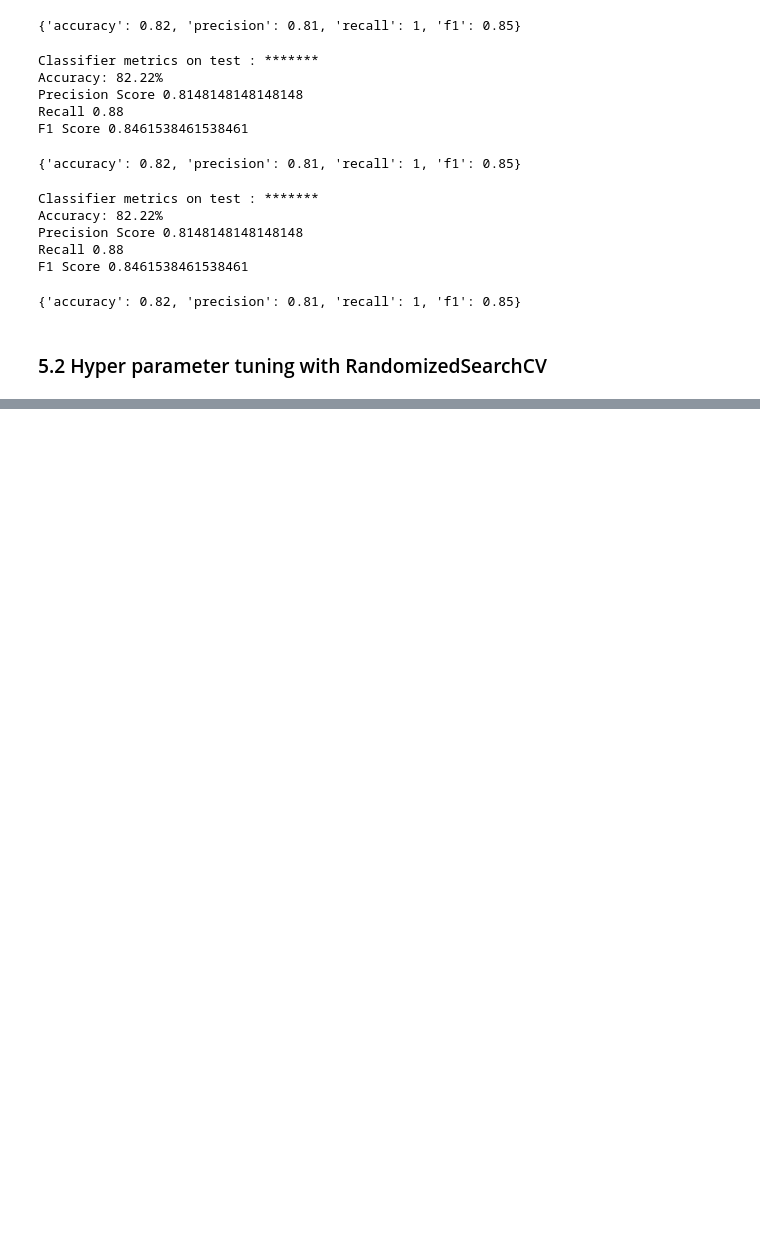
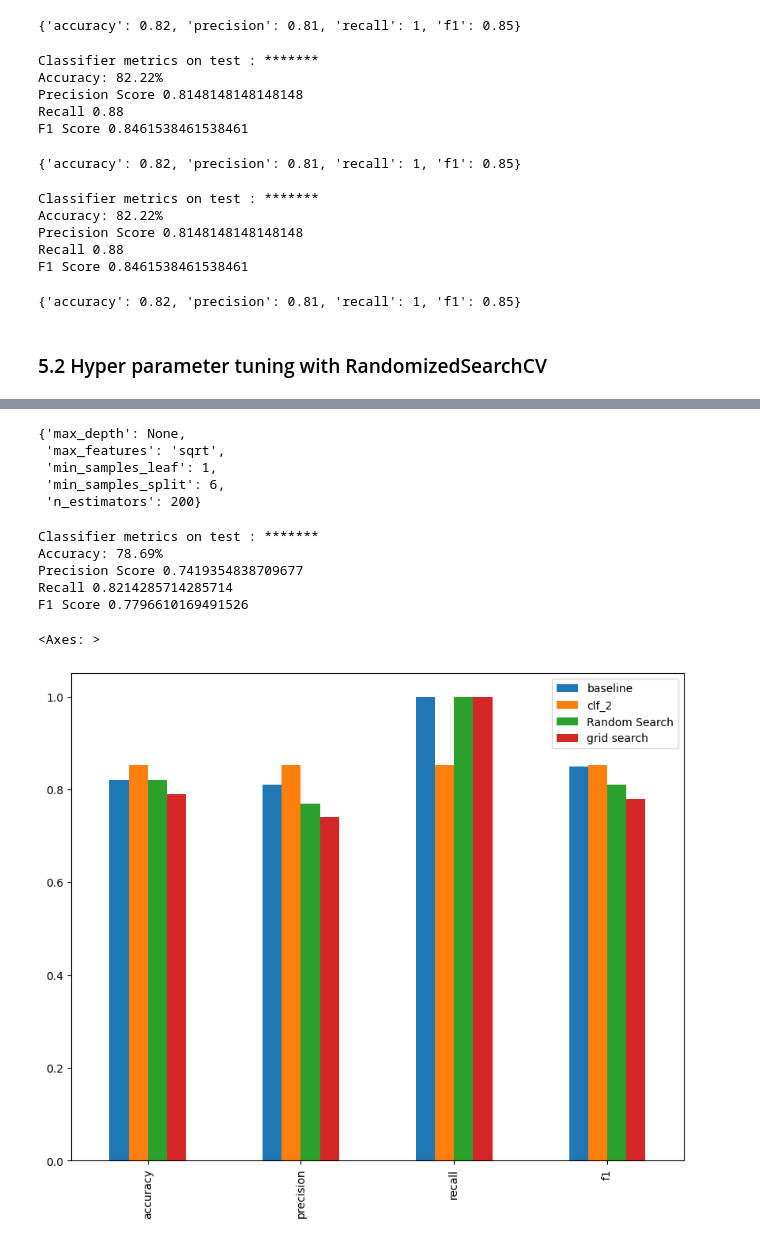
Before and after one commit to tejasharal33/Udemy, a Jupyter notebook: Codes_Practice/Machine_Learning/SkLearn_1.ipynb, the cells around one changed output, grey strips where cells are left out. Drawn from its saved outputs; the diff is of its cells as text; code cells hidden in the pictures; blank space fills up the shorter version.

Commit message:
sklearn module third stage, module completion

```diff
--- a/Codes_Practice/Machine_Learning/SkLearn_1.ipynb
+++ b/Codes_Practice/Machine_Learning/SkLearn_1.ipynb
@@ -1106,0 +1238,31 @@ F1 Score 0.8461538461538461
+# %%
+#Grid Dearch CV
+
+from sklearn.model_selection import RandomizedSearchCV,GridSearchCV
+
+grid = {"n_estimators":[10,100,200,500,1000,1200],
+        "max_depth":[None,5,10,20,30],
+        "max_features":["auto","sqrt"],
+        "min_samples_split":[2,4,6],
+        "min_samples_leaf":[1,2,4]}
+
+np.random.seed(42)
+
+#split into X & Y
+
+X = heart_disease_shuffled.drop("target",axis=1)
+y = heart_disease_shuffled["target"]
+
+X_Train,X_Test,y_train,y_test = train_test_split(X,y,test_size=0.2)
+
+#Instantiate RandomForestClassfier
+clf = RandomForestClassifier(n_jobs=1)
+
+#Setup GridSearchCV
+gs_clf = GridSearchCV(estimator=clf,
+                      param_grid=grid_2,
+                      cv=5,
+                      verbose=2)
+
+# Fit he RandomizedSearchCV version on clf
+gs_clf.fit(X_Train,y_train)
@@ -1106,0 +1286,28 @@ F1 Score 0.8461538461538461
+# %%
+gs_clf.best_params_
+# %% [output]
+{'max_depth': None,
+ 'max_features': 'sqrt',
+ 'min_samples_leaf': 1,
+ 'min_samples_split': 6,
+ 'n_estimators': 200}
+# %%
+gs_y_preds = gs_clf.predict(X_Test)
+
+# Evaluate the Predictions
+gs_metrics = evaluate_preds(y_test,gs_y_preds)
+# %% [output]
+Classifier metrics on test : *******
+Accuracy: 78.69%
+Precision Score 0.7419354838709677
+Recall 0.8214285714285714
+F1 Score 0.7796610169491526
+# %%
+#Compare Metrics for different models
+
+compare_metrics = pd.DataFrame({"baseline":baseline,"clf_2":clf_single_score,"Random Search":rs_metrics,"grid search":gs_metrics})
+
+compare_metrics.plot.bar(figsize=(10,8))
+# %% [output]
+<Axes: >
+[figure, added]
```
Also changed, not shown: parts of 27 cells of this notebook, 5 other files.
